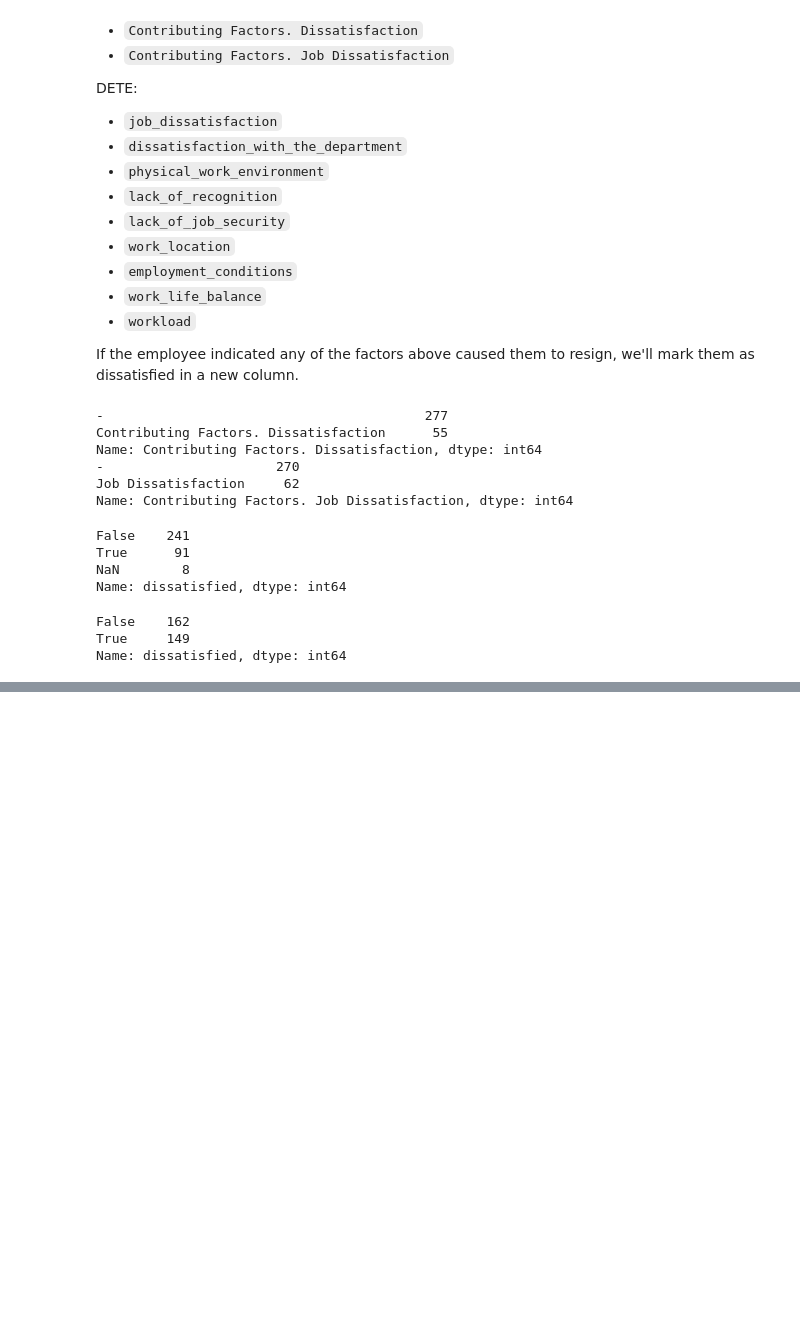
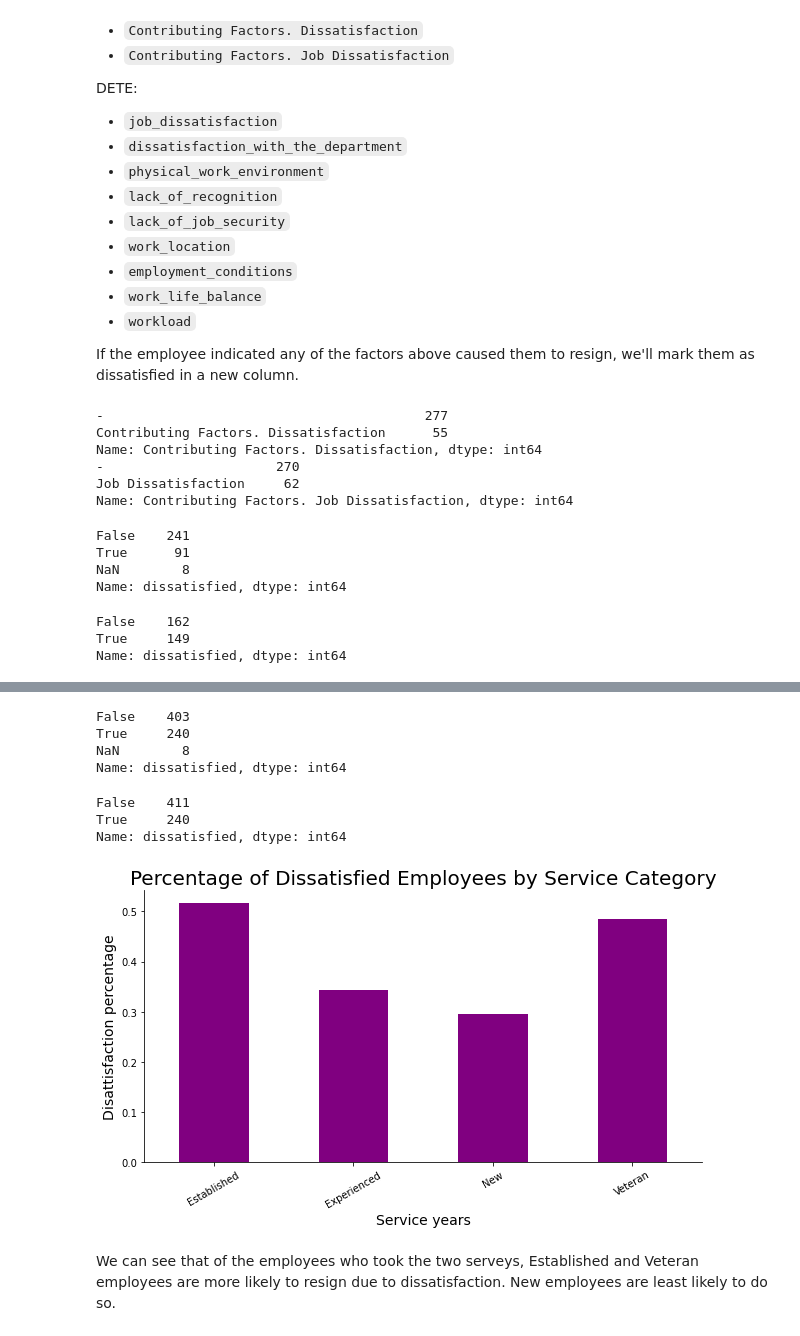
Before and after one commit to khizova/Dataquest_Projects, a Jupyter notebook: Projects/Clean and Analyze Employee Exit Surveys.ipynb, the cells around one changed output, grey strips where cells are left out. Cells and saved outputs as stored; diff of their text form; code cells hidden in the pictures; blank space fills up the shorter version.

```diff
--- a/Projects/Clean and Analyze Employee Exit Surveys.ipynb
+++ b/Projects/Clean and Analyze Employee Exit Surveys.ipynb
@@ -397,0 +449,5 @@ Name: dissatisfied, dtype: int64
+# %%
+# extract years of service
+combined_new['institute_service_up'] = combined_new['institute_service'].astype('str').str.extract(r'(\d+)')
+combined_new['institute_service_up'] = combined_new['institute_service_up'].astype(float)
+combined_new['institute_service_up'].value_counts()
@@ -397,0 +472,18 @@ Name: dissatisfied, dtype: int64
+# %%
+# convert years of service to categories
+def transform_service(element):
+    if element >= 11:
+        return "Veteran"
+    elif 7 <= element < 11:
+        return "Established"
+    elif 3 <= element < 7:
+        return "Experienced"
+    elif pd.isnull(element):
+        return np.nan
+    else:
+        return "New"
+
+combined_new['service_cat'] = combined_new['institute_service_up'].apply(transform_service)
+
+# quick check of the update
+combined_new['service_cat'].value_counts()
@@ -397,0 +500,28 @@ Name: dissatisfied, dtype: int64
+# %%
+# check for missing values
+combined_new['dissatisfied'].value_counts(dropna=False)
+# %% [output]
+False    403
+True     240
+NaN        8
+Name: dissatisfied, dtype: int64
+# %%
+# fill missing values with the most frequent value - False
+combined_new['dissatisfied'] = combined_new['dissatisfied'].fillna(False)
+combined_new['dissatisfied'].value_counts(dropna=False)
+# %% [output]
+False    411
+True     240
+Name: dissatisfied, dtype: int64
+# %%
+# calculate the percentage of employees who resigned due to dissatisfaction in each category
+dis_pct = combined_new.pivot_table(index='service_cat', values='dissatisfied').plot(kind='bar', legend=False, color='purple', figsize=(10,5))
+plt.title("Percentage of Dissatisfied Employees by Service Category", fontsize=20)
+plt.ylabel("Disattisfaction percentage", size=14)
+plt.xlabel("Service years", size=14)
+plt.xticks(rotation=30)
+sns.despine()
+# %% [output]
+[figure, added]
+# %% [markdown]
+We can see that of the employees who took the two serveys, Established and Veteran employees are more likely to resign due to dissatisfaction. New employees are least likely to do so.
```
Also changed, not shown: parts of 11 cells of this notebook.
